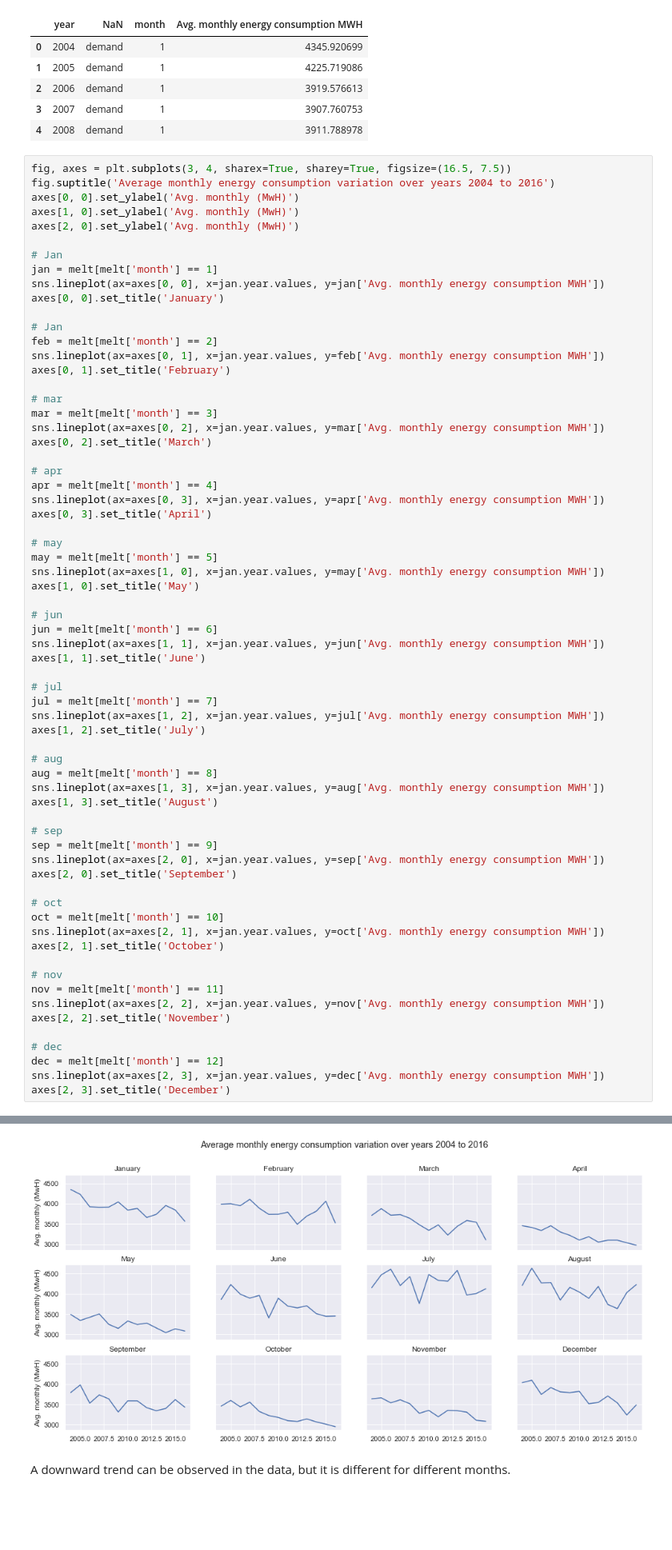
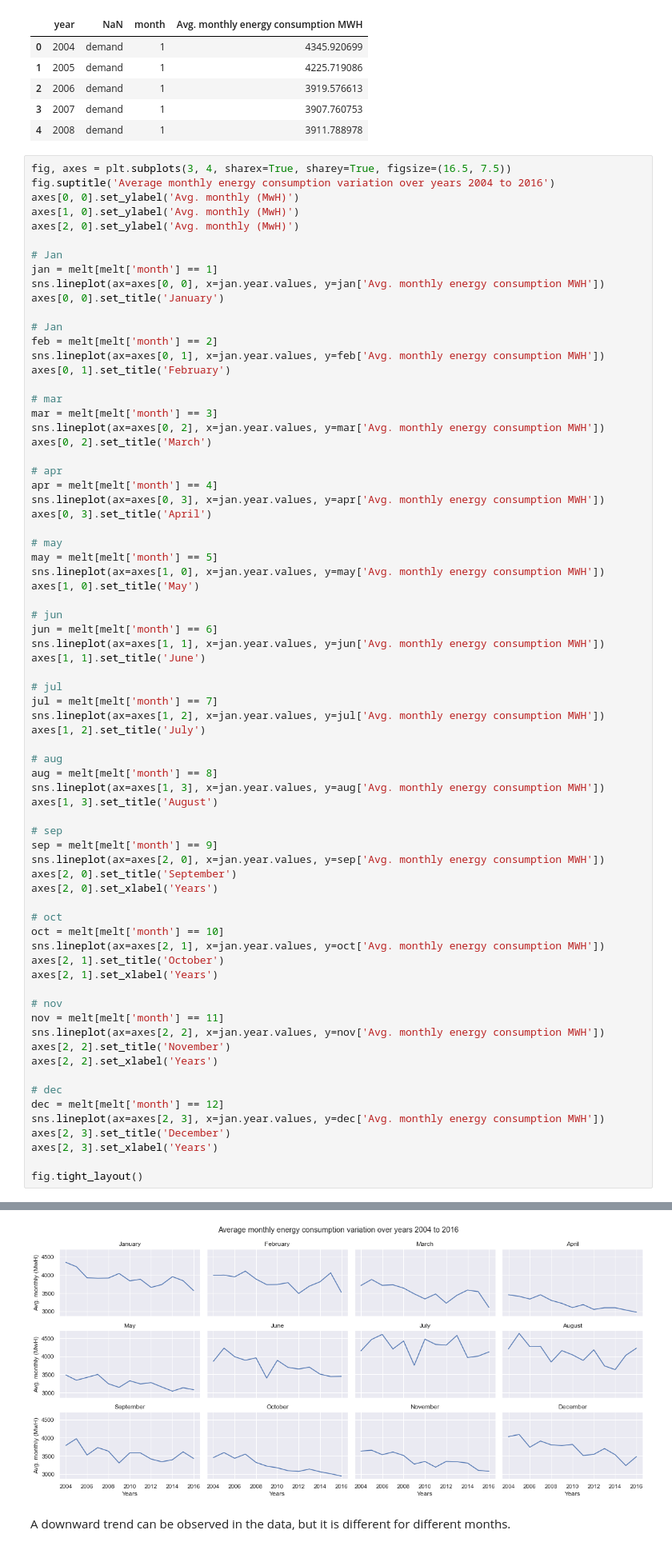
Before and after one commit to thenoaimi/energy-consumption-repo, a Jupyter notebook: EDA.ipynb, the cells around one changed output, grey strips where cells are left out. Shown at 80% size. Drawn from its saved outputs; the diff is of its cells as text; blank space fills up the shorter version.

```diff
--- a/EDA.ipynb
+++ b/EDA.ipynb
@@ -160,19 +160,25 @@ axes[1, 3].set_title('August')
 sep = melt[melt['month'] == 9]
 sns.lineplot(ax=axes[2, 0], x=jan.year.values, y=sep['Avg. monthly energy consumption MWH'])
 axes[2, 0].set_title('September')
+axes[2, 0].set_xlabel('Years')
 
 # oct
 oct = melt[melt['month'] == 10]
 sns.lineplot(ax=axes[2, 1], x=jan.year.values, y=oct['Avg. monthly energy consumption MWH'])
 axes[2, 1].set_title('October')
+axes[2, 1].set_xlabel('Years')
 
 # nov
 nov = melt[melt['month'] == 11]
 sns.lineplot(ax=axes[2, 2], x=jan.year.values, y=nov['Avg. monthly energy consumption MWH'])
 axes[2, 2].set_title('November')
+axes[2, 2].set_xlabel('Years')
 
 # dec
 dec = melt[melt['month'] == 12]
 sns.lineplot(ax=axes[2, 3], x=jan.year.values, y=dec['Avg. monthly energy consumption MWH'])
 axes[2, 3].set_title('December')
+axes[2, 3].set_xlabel('Years')
+
+fig.tight_layout()
 # %% [output]
@@ -180,4 +185,4 @@ Text(0.5, 1.0, 'December')
-[figure, old version]
+[figure, new version]
 # %% [markdown]
 A downward trend can be observed in the data, but it is different for different months.
 # %%
```
Also changed, not shown: parts of 6 cells of this notebook.
